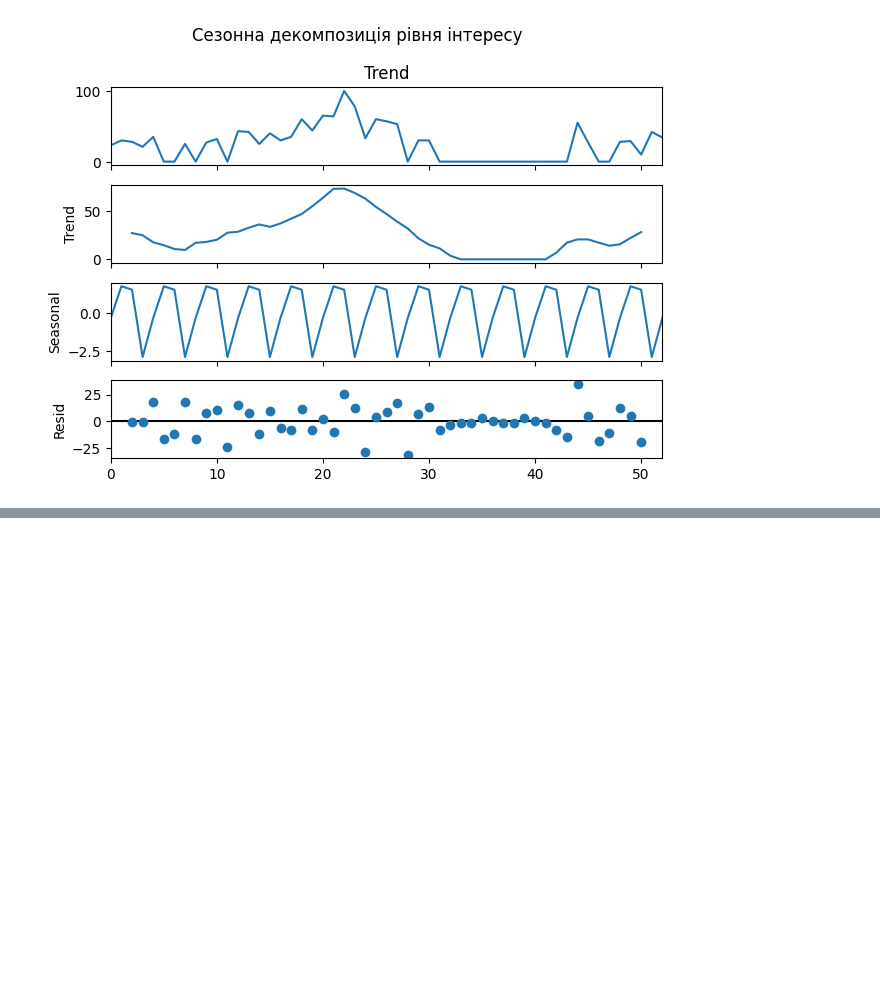
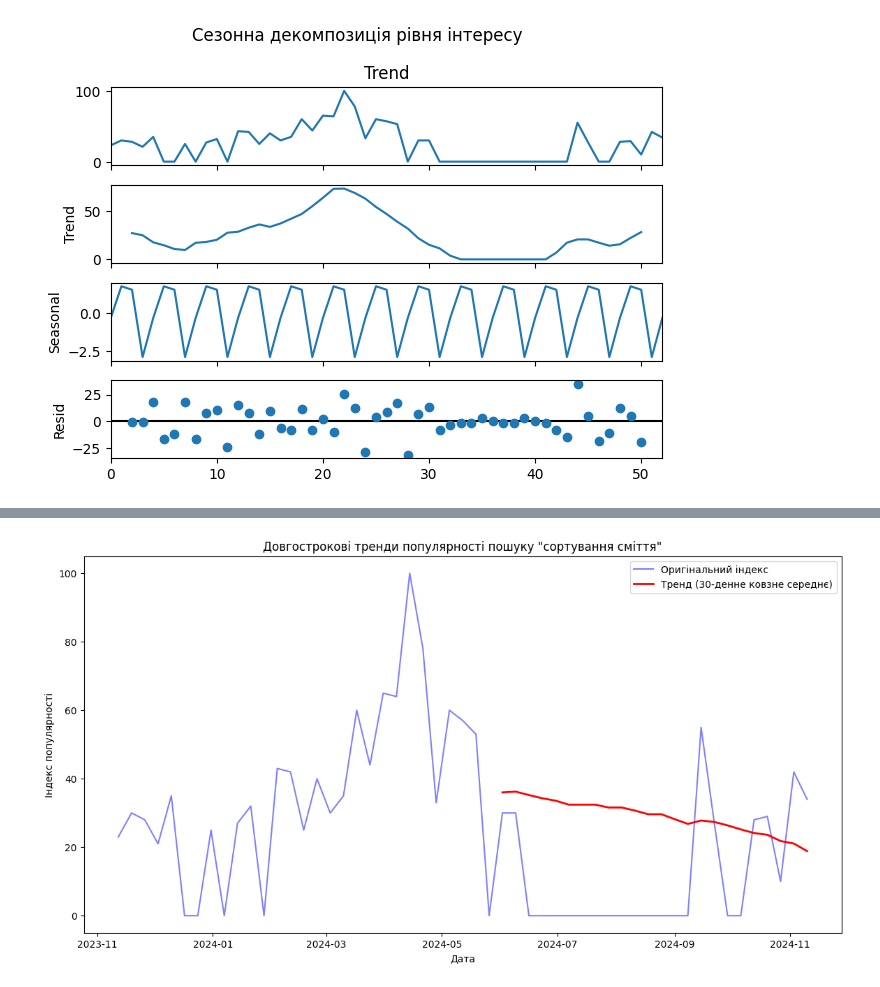
Before and after one commit to arc-lena/bloom, a Jupyter notebook: statistics/andriy.ipynb, the cells around one changed output, grey strips where cells are left out. Saved outputs shown, nothing was run; the diff lists cells and outputs as text; code cells hidden in the pictures; blank space fills up the shorter version.

```diff
--- a/statistics/andriy.ipynb
+++ b/statistics/andriy.ipynb
@@ -140,0 +211,17 @@ plt.show()
+# %%
+year_data.set_index('Date', inplace=True)
+
+# Обчислення ковзного середнього для виявлення тренду (вікно 30 днів)
+year_data['Trend_SMA'] = year_data['Trend'].rolling(window=30).mean()
+
+plt.figure(figsize=(14, 7))
+plt.plot(year_data.index, year_data['Trend'], label='Оригінальний індекс', color='blue', alpha=0.5)
+plt.plot(year_data.index, year_data['Trend_SMA'], label='Тренд (30-денне ковзне середнє)', color='red', linewidth=2)
+
+plt.title('Довгострокові тренди популярності пошуку "сортування сміття"')
+plt.xlabel('Дата')
+plt.ylabel('Індекс популярності')
+plt.legend()
+plt.show()
+# %% [output]
+[figure, added]
```
Also changed, not shown: parts of 10 cells of this notebook.
